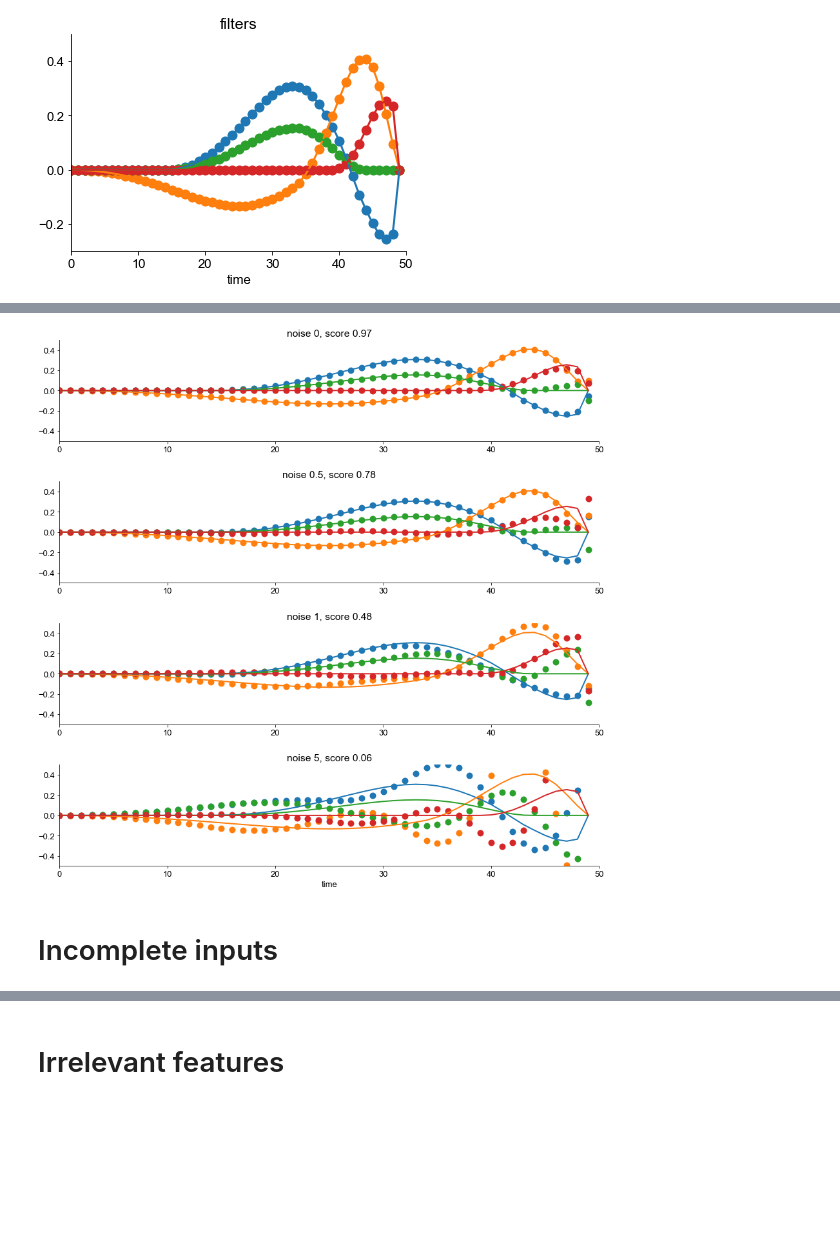
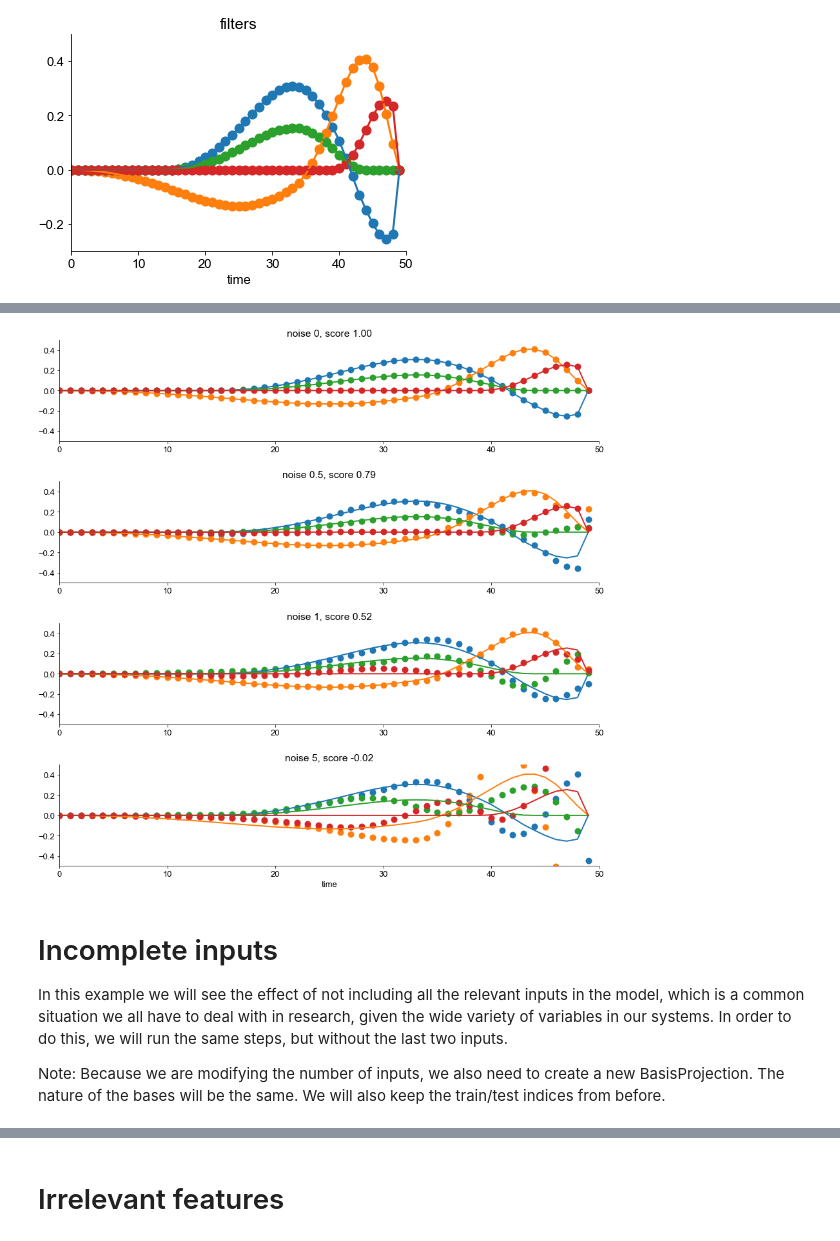
Before and after one commit to janclemenslab/glm_utils, a Jupyter notebook: demo/multiple_inputs.ipynb, the cells around one changed output, grey strips where cells are left out. Cells and saved outputs as stored; diff of their text form; code cells hidden in the pictures; blank space fills up the shorter version.

Commit message:
explanation for incomplete model

```diff
--- a/demo/multiple_inputs.ipynb
+++ b/demo/multiple_inputs.ipynb
@@ -162,32 +166,36 @@ Text(0.5, 1.0, 'filters')
 # %%
 noise_levels = [0,0.5,1,5]
 plt.figure(figsize=[15,15])
 for ii, noise_level in enumerate(noise_levels):
     plt.subplot(len(noise_levels),1,ii+1)
 
     y_noisy = ymulti + np.random.normal(ymulti.mean(), ymulti.std(), ymulti.shape[0])*noise_level # add noise to signal
 
     # train
     lr = lm.LinearRegression()
-    lr.fit(Xmulti_b, y_noisy)
+    lr.fit(Xmulti_b[train_idxs], y_noisy[train_idxs])
 
     # reconstruct
     basis_weights = lr.coef_
     estimated_filters = basis_multi_projection.inverse_transform(basis_weights)
-    estimated_filters = np.squeeze(estimated_filters)
+    estimated_filters = estimated_filters.reshape((-1,window_size))
 
     # plot
     for ii in range(ninputs):
-        plt.plot(estimated_filters[ii*window_size:(ii+1)*window_size], 'o', linewidth=2, markersize=10)
+        plt.plot(estimated_filters[ii], 'o', linewidth=2, markersize=10)
     plt.ylim([-0.5,0.5])
     plt.gca().set_prop_cycle(None)
     plt.plot(filters, linewidth=2)
-    plt.title(f'noise {noise_level}, score {lr.score(Xmulti_b, y_noisy):0.2f}')
+    plt.title(f'noise {noise_level}, score {lr.score(Xmulti_b[test_idxs], y_noisy[test_idxs]):0.2f}')
 plt.xlabel('time')
 plt.subplots_adjust(hspace=0.4)
 plt.show()
 # %% [output]
-[figure, old version]
+[figure, new version]
-# %% [markdown]
-# Incomplete inputs
+# %% [markdown]
+# Incomplete inputs
+
+In this example we will see the effect of not including all the relevant inputs in the model, which is a common situation we all have to deal with in research, given the wide variety of variables in our systems. In order to do this, we will run the same steps, but without the last two inputs.
+
+Note: Because we are modifying the number of inputs, we also need to create a new BasisProjection. The nature of the bases will be the same. We will also keep the train/test indices from before.
 # %%
```
Also changed, not shown: parts of 3 cells of this notebook.
